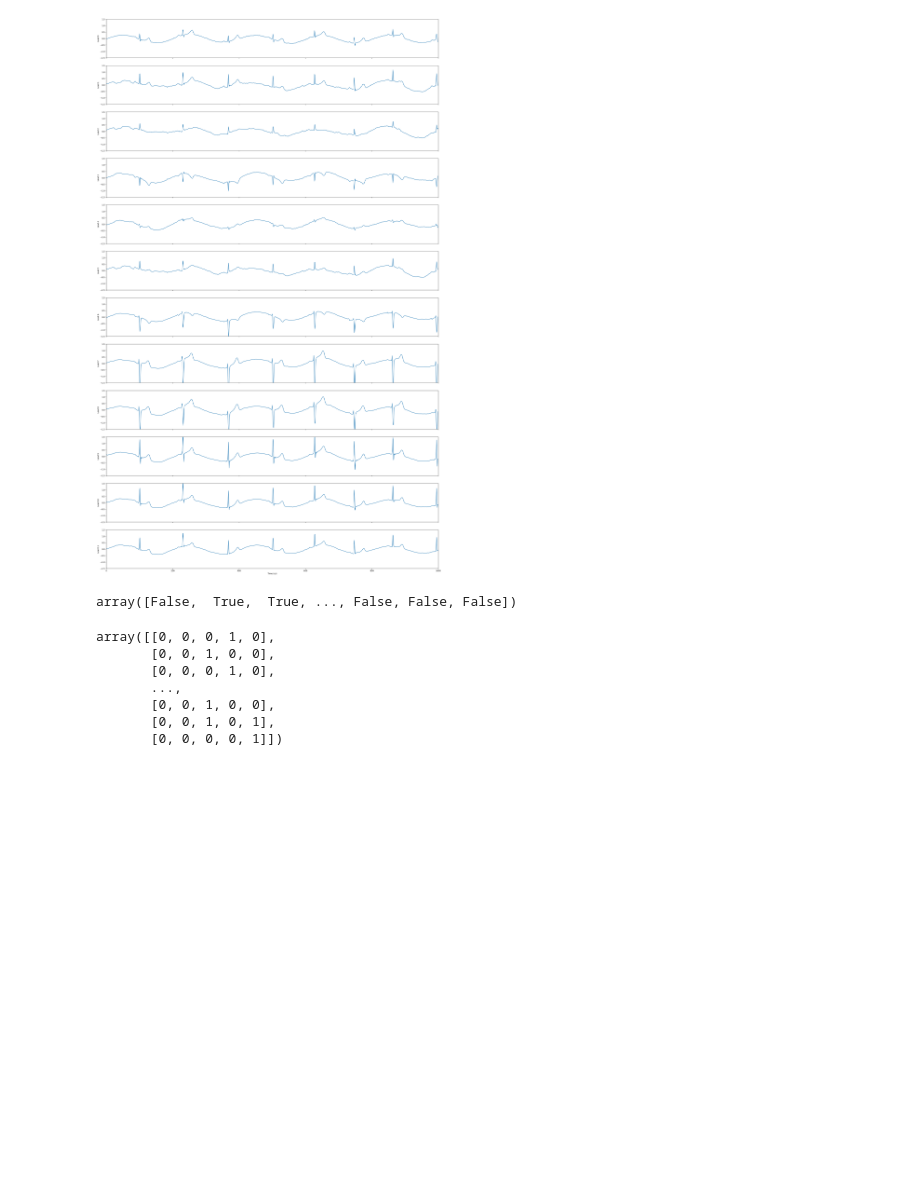
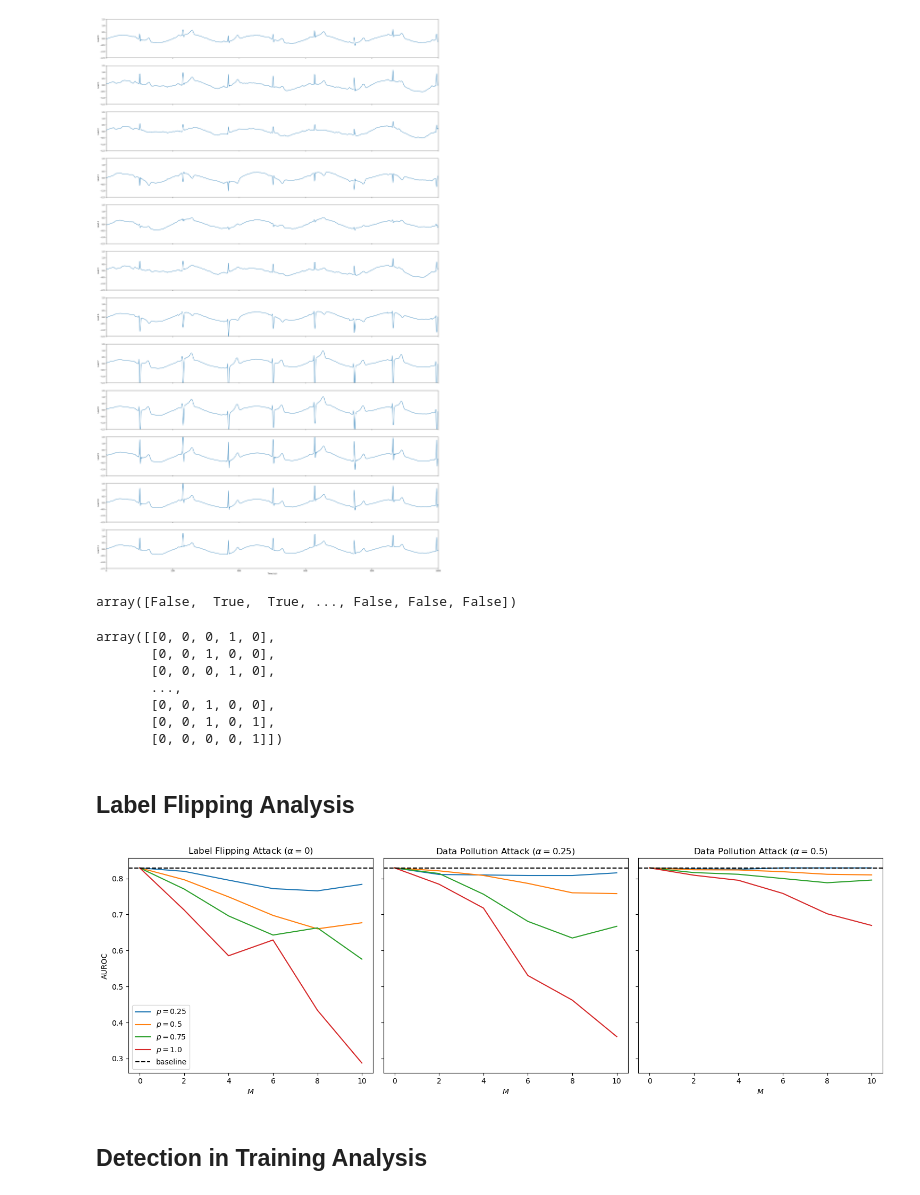
Before and after one commit to a-ayad/Split_ECG_Classification, a Jupyter notebook: ic_inflated_loss.ipynb, the cells around one changed output. Saved outputs shown, nothing was run; the diff lists cells and outputs as text; code cells hidden in the pictures; blank space fills up the shorter version.

```diff
--- a/analysis.ipynb
+++ b/ic_inflated_loss.ipynb
@@ -867,3 +891,5 @@ rand_labels = np.random.randint(0, 2, size=(normal_labels.shape[0], 4))
 labels[abnormal_mask] = np.tile(np.array([0, 0, 0, 1, 0]), (abnormal_labels.shape[0], 1))
 labels[normal_mask] = np.concatenate((rand_labels[:, :-1], np.zeros((normal_labels.shape[0], 1), dtype=normal_labels.dtype), rand_labels[:, -1:]), axis=1)
 Y[label_mask] = labels
+# %% [markdown]
+## Label Flipping Analysis
@@ -869,0 +899,4 @@ Y[label_mask] = labels
+# %%
+df = pd.read_csv('assets/blending.csv')
+df["AUPRC_test.max"] = df["AUPRC_test"]
+df
@@ -869,0 +944,22 @@ Y[label_mask] = labels
+# %%
+t0 = 0
+dt = 5
+theta = 3
+dfs = []
+bfs = [0, 0.25, 0.5]
+
+for bf in bfs:
+    attack = "blending" if bf > 0 else "label_flipping"
+    df = pd.read_csv(f"/home/mohkoh/projects/Split_ECG_Classification/assets/{attack}.csv")
+    if bf > 0:
+        df = df[df["blending_factor"] == bf]
+    else:
+        df["data_poisoning_prob"] = df["label_flipping_prob"]
+
+    dfs.append(df)
+
+auc_plots_attacks(dfs, bfs, y="data_poisoning_prob", alpha=.7, title=f"Data Poisoning Attacks without Detection Mechanism", label="p")
+# %% [output]
+[figure, added]
+# %% [markdown]
+## Detection in Training Analysis
```
Also changed, not shown: parts of 23 cells of this notebook, 25 other files.
